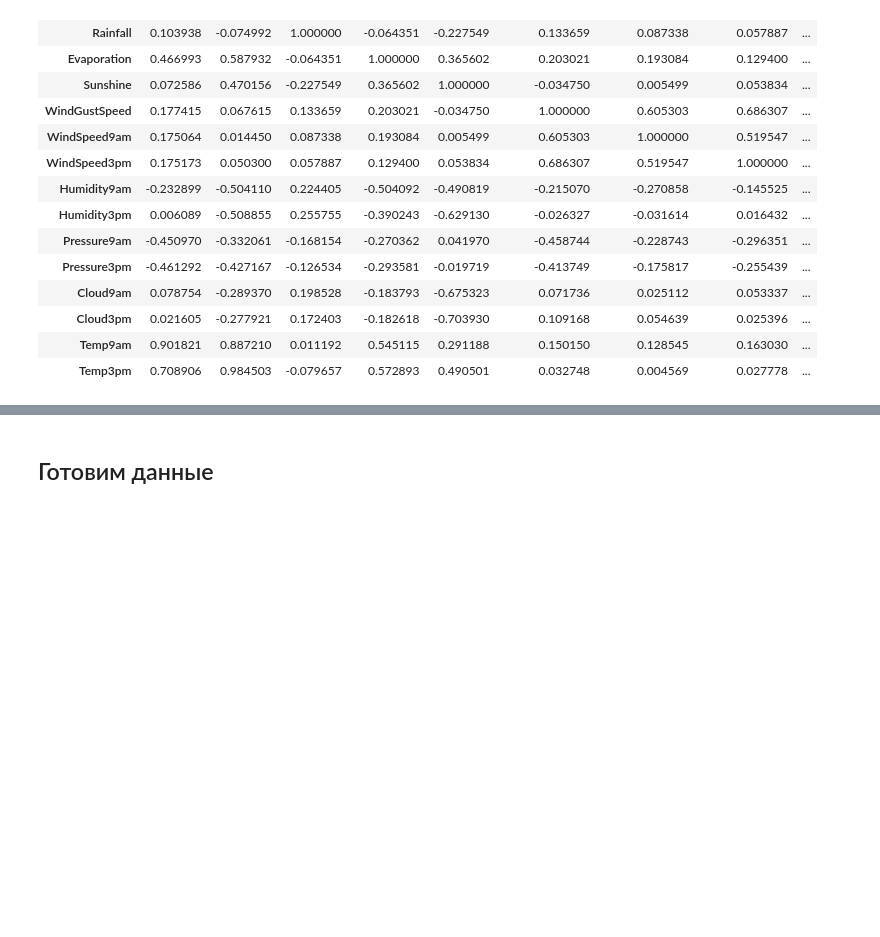
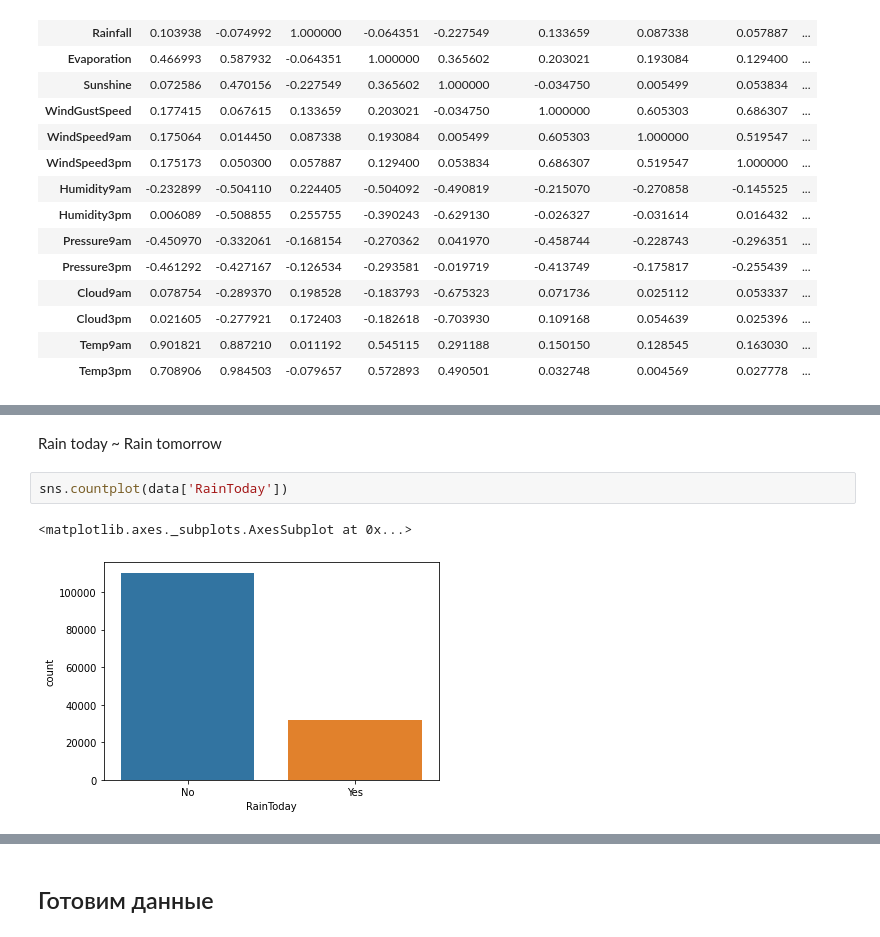
Before and after one commit to Morizz000/MachineLearning2022, a Jupyter notebook: RainAustralia.ipynb, the cells around one changed output, grey strips where cells are left out. Cells and saved outputs as stored; diff of their text form; blank space fills up the shorter version.

```diff
--- a/RainAustralia.ipynb
+++ b/RainAustralia.ipynb
@@ -276,0 +222,7 @@ array(['W', 'NNW', 'SE', 'ENE', 'SW', 'SSE', 'S', 'NE', nan, 'SSW', 'N',
+# %% [markdown]
+Rain today ~ Rain tomorrow
+# %%
+sns.countplot(data['RainToday'])
+# %% [output]
+<matplotlib.axes._subplots.AxesSubplot at 0x...>
+[figure, added]
```
Also changed, not shown: parts of 113 cells of this notebook.
